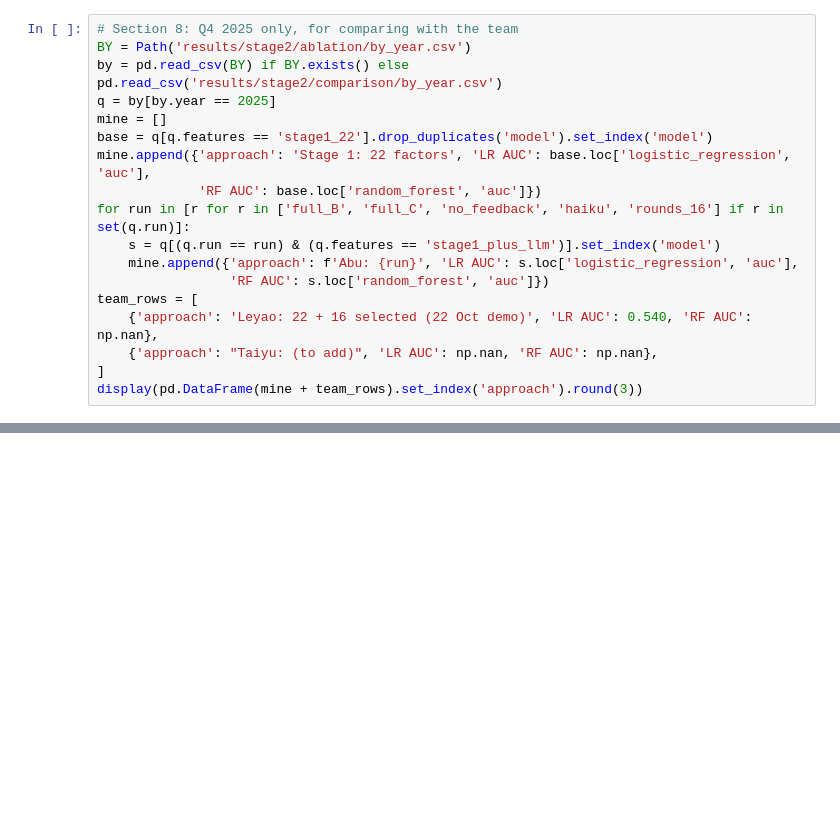
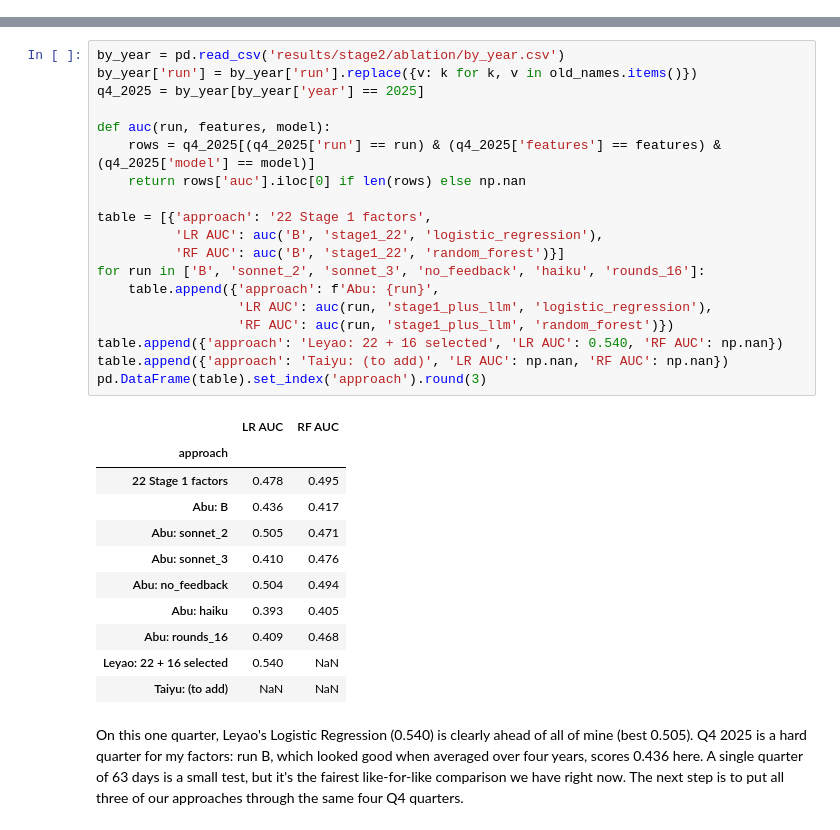
Before and after one commit to Bastob96/SemanticMLPFinance, a Jupyter notebook: Stage 2_v3_Ablation.ipynb, the cells around one changed output, grey strips where cells are left out. Cells and saved outputs as stored; diff of their text form; blank space fills up the shorter version.

```diff
--- a/Stage 2_v3_Ablation.ipynb
+++ b/Stage 2_v3_Ablation.ipynb
@@ -234,18 +0,0 @@ A quick check that we really share the setting: my 22-factor Logistic Regression
-# %%
-# Section 8: Q4 2025 only, for comparing with the team
-BY = Path('results/stage2/ablation/by_year.csv')
-by = pd.read_csv(BY) if BY.exists() else pd.read_csv('results/stage2/comparison/by_year.csv')
-q = by[by.year == 2025]
-mine = []
-base = q[q.features == 'stage1_22'].drop_duplicates('model').set_index('model')
-mine.append({'approach': 'Stage 1: 22 factors', 'LR AUC': base.loc['logistic_regression', 'auc'],
-             'RF AUC': base.loc['random_forest', 'auc']})
-for run in [r for r in ['full_B', 'full_C', 'no_feedback', 'haiku', 'rounds_16'] if r in set(q.run)]:
-    s = q[(q.run == run) & (q.features == 'stage1_plus_llm')].set_index('model')
-    mine.append({'approach': f'Abu: {run}', 'LR AUC': s.loc['logistic_regression', 'auc'],
-                 'RF AUC': s.loc['random_forest', 'auc']})
-team_rows = [
-    {'approach': 'Leyao: 22 + 16 selected (22 Oct demo)', 'LR AUC': 0.540, 'RF AUC': np.nan},
-    {'approach': "Taiyu: (to add)", 'LR AUC': np.nan, 'RF AUC': np.nan},
-]
-display(pd.DataFrame(mine + team_rows).set_index('approach').round(3))
@@ -251,0 +332,33 @@ display(pd.DataFrame(mine + team_rows).set_index('approach').round(3))
+# %%
+by_year = pd.read_csv('results/stage2/ablation/by_year.csv')
+by_year['run'] = by_year['run'].replace({v: k for k, v in old_names.items()})
+q4_2025 = by_year[by_year['year'] == 2025]
+
+def auc(run, features, model):
+    rows = q4_2025[(q4_2025['run'] == run) & (q4_2025['features'] == features) & (q4_2025['model'] == model)]
+    return rows['auc'].iloc[0] if len(rows) else np.nan
+
+table = [{'approach': '22 Stage 1 factors',
+          'LR AUC': auc('B', 'stage1_22', 'logistic_regression'),
+          'RF AUC': auc('B', 'stage1_22', 'random_forest')}]
+for run in ['B', 'sonnet_2', 'sonnet_3', 'no_feedback', 'haiku', 'rounds_16']:
+    table.append({'approach': f'Abu: {run}',
+                  'LR AUC': auc(run, 'stage1_plus_llm', 'logistic_regression'),
+                  'RF AUC': auc(run, 'stage1_plus_llm', 'random_forest')})
+table.append({'approach': 'Leyao: 22 + 16 selected', 'LR AUC': 0.540, 'RF AUC': np.nan})
+table.append({'approach': 'Taiyu: (to add)', 'LR AUC': np.nan, 'RF AUC': np.nan})
+pd.DataFrame(table).set_index('approach').round(3)
+# %% [output]
+|  | LR AUC | RF AUC |
+| approach |  |  |
+| 22 Stage 1 factors | 0.478 | 0.495 |
+| Abu: B | 0.436 | 0.417 |
+| Abu: sonnet_2 | 0.505 | 0.471 |
+| Abu: sonnet_3 | 0.410 | 0.476 |
+| Abu: no_feedback | 0.504 | 0.494 |
+| Abu: haiku | 0.393 | 0.405 |
+| Abu: rounds_16 | 0.409 | 0.468 |
+| Leyao: 22 + 16 selected | 0.540 | NaN |
+| Taiyu: (to add) | NaN | NaN |
+# %% [markdown]
+On this one quarter, Leyao's Logistic Regression (0.540) is clearly ahead of all of mine (best 0.505). Q4 2025 is a hard quarter for my factors: run B, which looked good when averaged over four years, scores 0.436 here. A single quarter of 63 days is a small test, but it's the fairest like-for-like comparison we have right now. The next step is to put all three of our approaches through the same four Q4 quarters.
```
Also changed, not shown: parts of 39 cells of this notebook, 1 other file.
